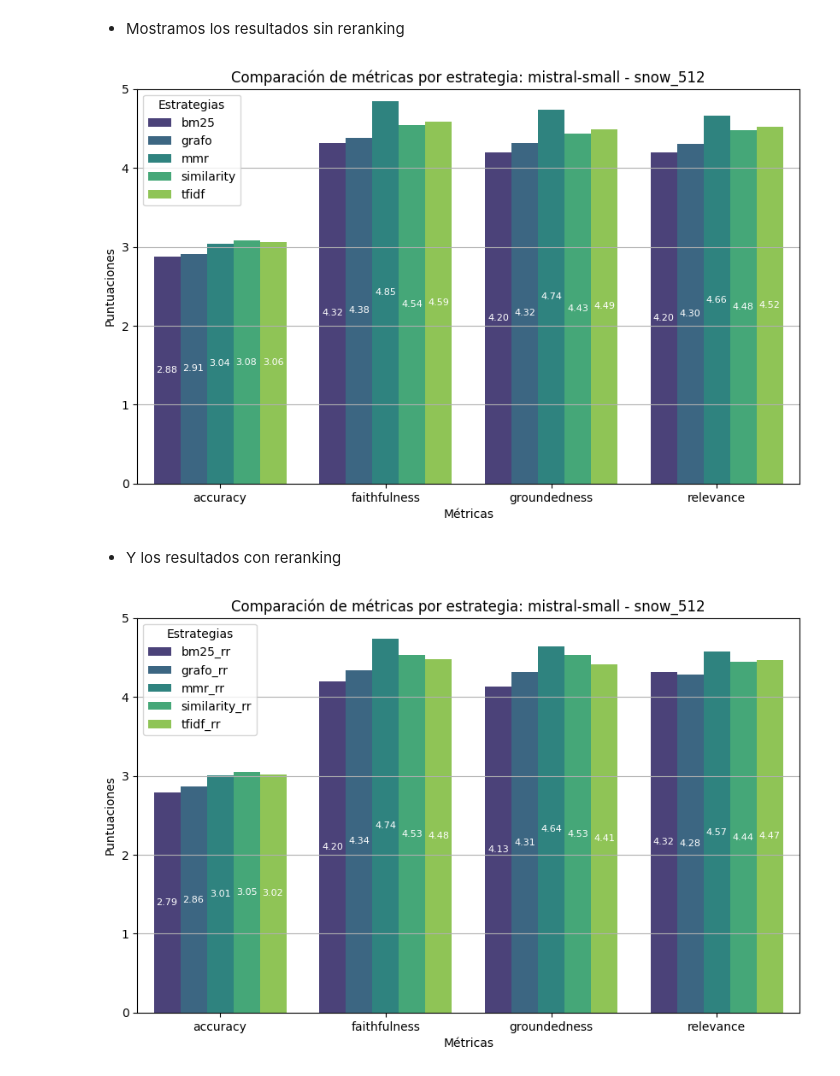
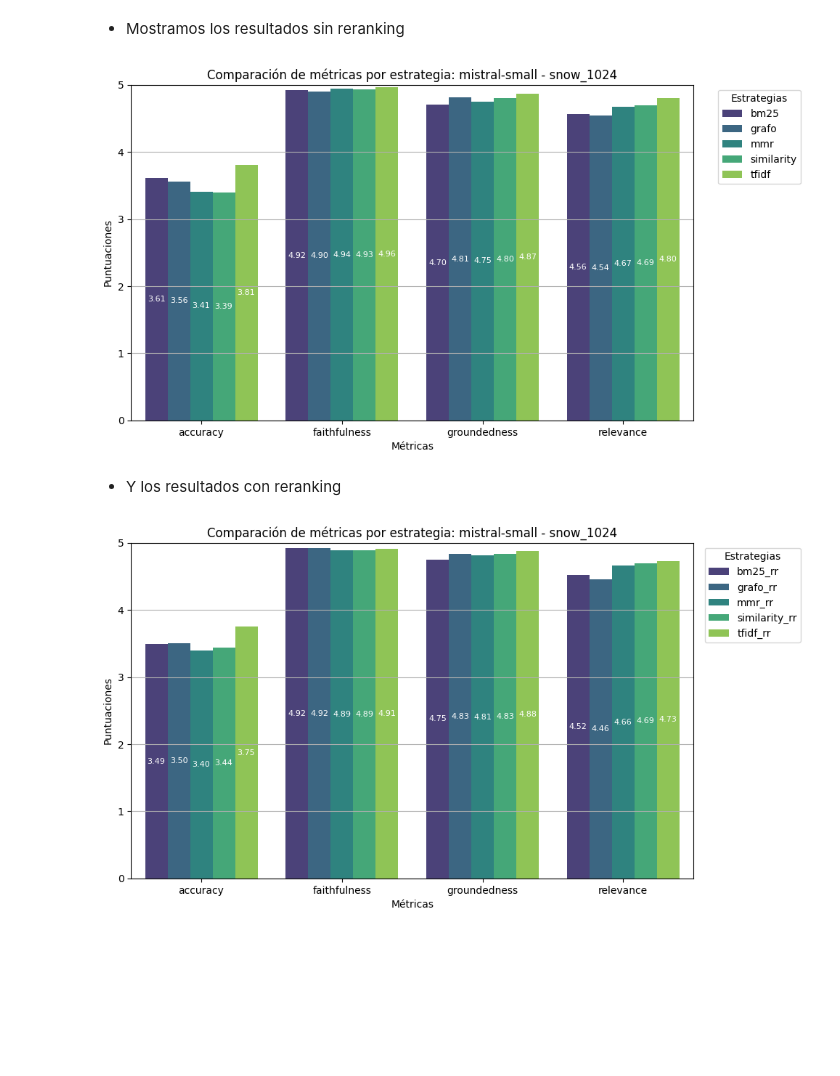
Before and after one commit to Valenz23/GeneRAG, a Jupyter notebook: rag_results2.ipynb, the cells around one changed output. Cells and saved outputs as stored; diff of their text form; code cells hidden in the pictures; blank space fills up the shorter version.

Commit message:
resumen snow 1024

```diff
--- a/rag_results2.ipynb
+++ b/rag_results2.ipynb
@@ -12,7 +12,7 @@ import os
 from glob import glob
 # %%
 llm = "mistral-small"
-db = "snow_512"
+db = "snow_1024"
 clean = ""
 
 carpeta_csv = "eval/" + llm + "/" + db + "/csv"
@@ -58,22 +58,22 @@ df_combined.to_csv(f"eval/{llm}/{db}/resumen{clean}.csv", index=False)
 # %%
 df_long = pd.melt(df_resumen, id_vars="estrategia", var_name="métrica", value_name="valor")
 
 plt.figure(figsize=(10, 6))
 ax = sns.barplot(data=df_long, x="métrica", y="valor", hue="estrategia", palette="viridis")
 
 for container in ax.containers:
     ax.bar_label(container, fmt='%.2f', label_type='center', color='white', fontsize=8)
 
 plt.title("Comparación de métricas por estrategia: " + llm + " - " + db)
 plt.ylim(0, 5)
 plt.ylabel("Puntuaciones")
 plt.xlabel("Métricas")
-plt.legend(title="Estrategias")
+plt.legend(title="Estrategias", loc='upper right', bbox_to_anchor=(1.2, 1))
 plt.grid(True, axis='y')
-plt.savefig(f"eval/{llm}/{db}/resumen{clean}.png")
+plt.savefig(f"eval/{llm}/{db}/resumen{clean}.png", bbox_inches='tight')
 plt.show()
 # %% [output]
-[figure, old version]
+[figure, new version]
 # %% [markdown]
  - Y los resultados con reranking
 # %%
@@ -88,9 +88,9 @@ plt.title("Comparación de métricas por estrategia: " + llm + " - " + db)
 plt.ylim(0, 5)
 plt.ylabel("Puntuaciones")
 plt.xlabel("Métricas")
-plt.legend(title="Estrategias")
+plt.legend(title="Estrategias", loc='upper right', bbox_to_anchor=(1.2, 1))
 plt.grid(True, axis='y')
-plt.savefig(f"eval/{llm}/{db}/resumen_rr{clean}.png")
+plt.savefig(f"eval/{llm}/{db}/resumen_rr{clean}.png", bbox_inches='tight')
 plt.show()
 # %% [output]
-[figure, old version]
+[figure, new version]
```
Also changed, not shown: 6 other files.
